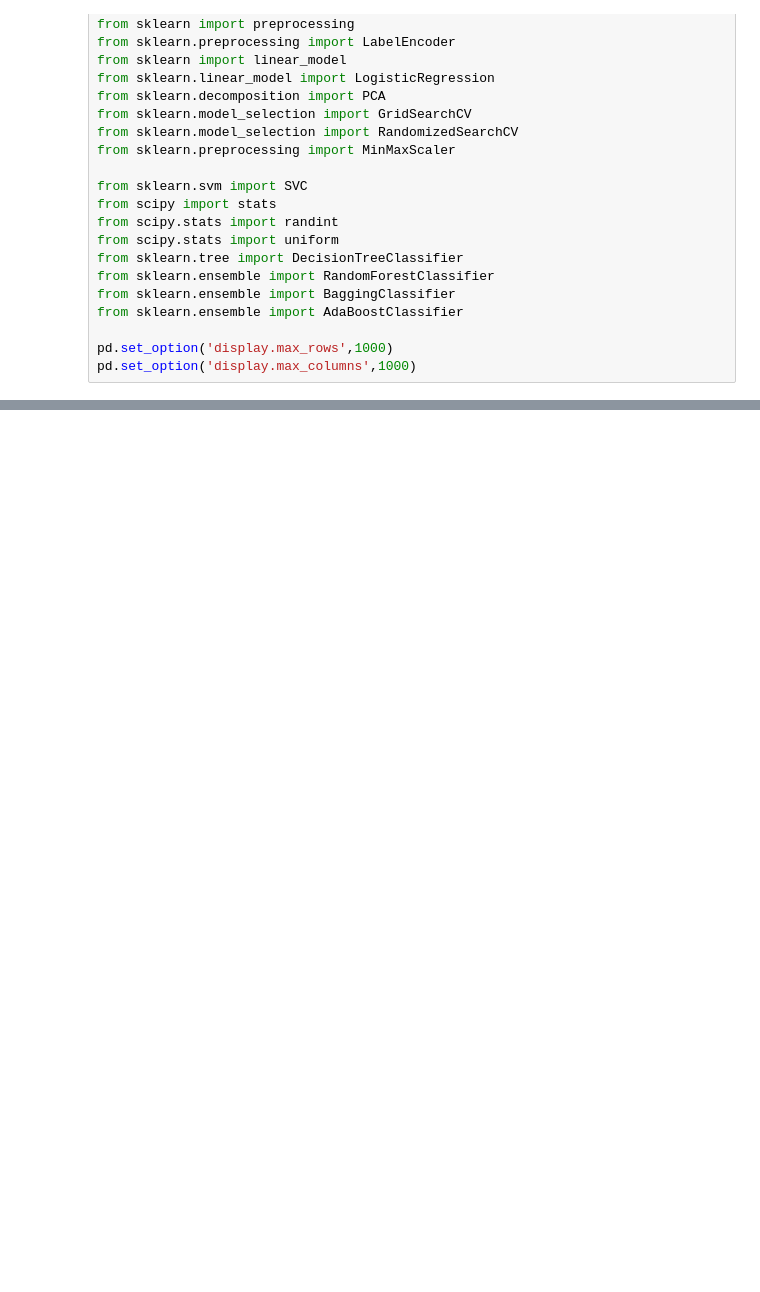
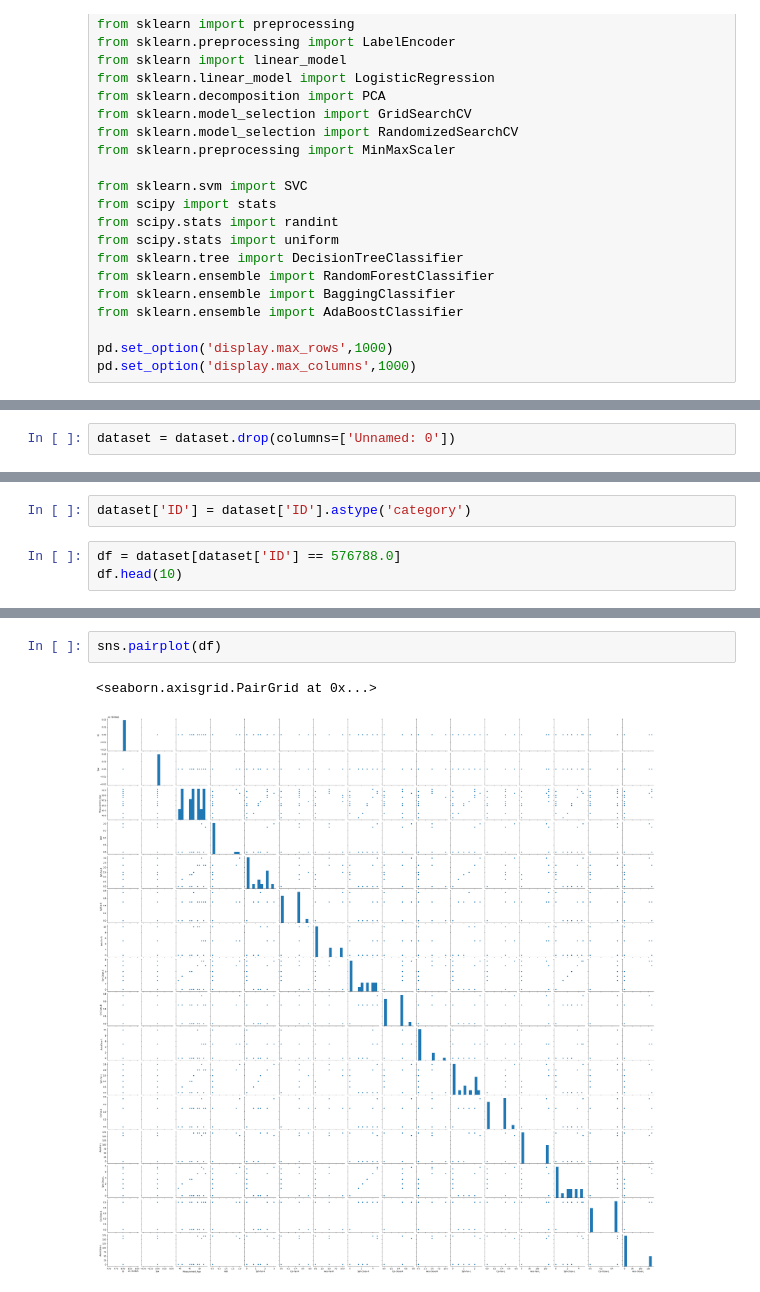
Before and after one commit to Arno989/Project-3, a Jupyter notebook: ML/oftalmology.ipynb, the cells around one changed output, grey strips where cells are left out. Drawn from its saved outputs; the diff is of its cells as text; blank space fills up the shorter version.

```diff
--- a/ML/oftalmology.ipynb
+++ b/ML/oftalmology.ipynb
@@ -43,3 +43,5 @@ dataset.head(5)
 | 2 | 2 | 516642.0 | 0.0 | 49.0 | 0.0 | -1.50 | 0.50 | 65.0 | 0.00 | ... |
 | 3 | 3 | 840697.0 | 1.0 | 37.0 | 0.0 | -3.50 | 1.50 | 180.0 | -3.50 | ... |
 | 4 | 4 | 840697.0 | 1.0 | 26.0 | 0.0 | -2.00 | 0.75 | 175.0 | 0.00 | ... |
+# %%
+dataset = dataset.drop(columns=['Unnamed: 0'])
@@ -45,0 +68,5 @@ dataset.head(5)
+# %%
+dataset['ID'] = dataset['ID'].astype('category')
+# %%
+df = dataset[dataset['ID'] == 576788.0]
+df.head(10)
@@ -45,0 +85,5 @@ dataset.head(5)
+# %%
+sns.pairplot(df)
+# %% [output]
+<seaborn.axisgrid.PairGrid at 0x...>
+[figure, added]
```
Also changed, not shown: parts of 6 cells of this notebook, 2 other files.
